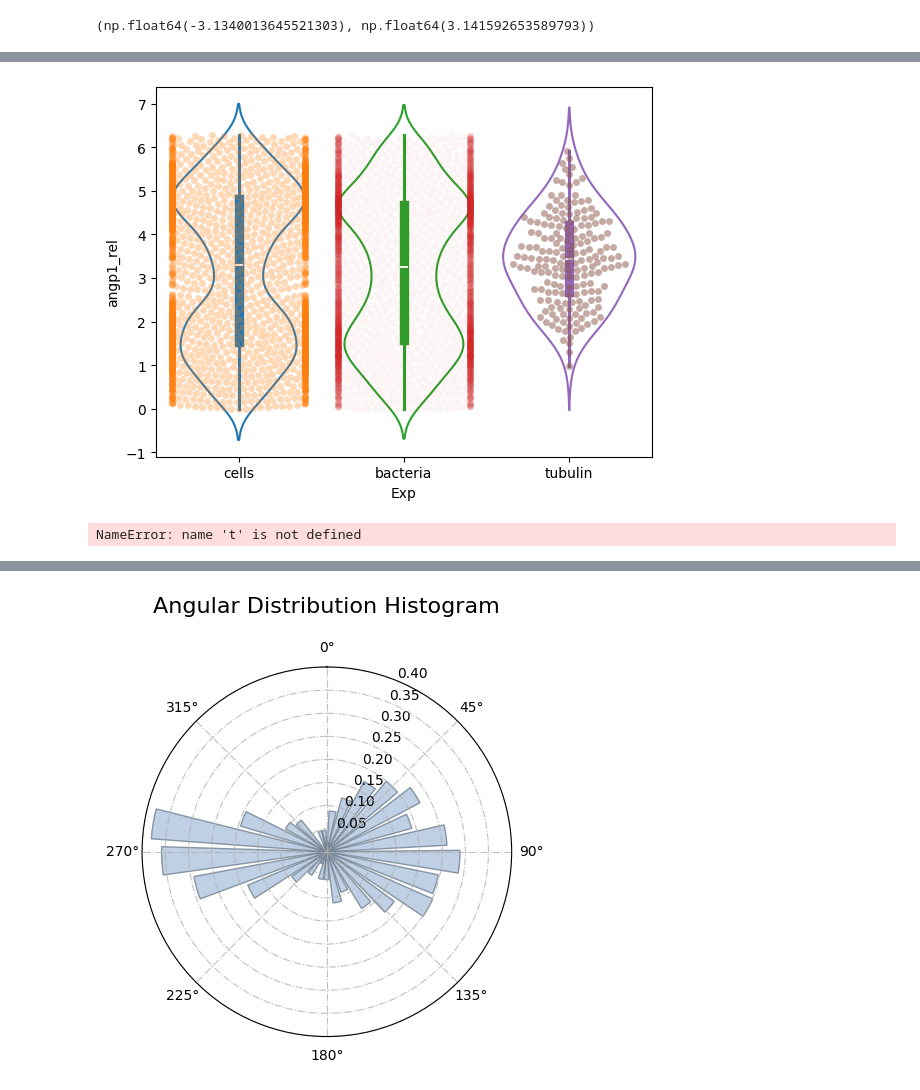
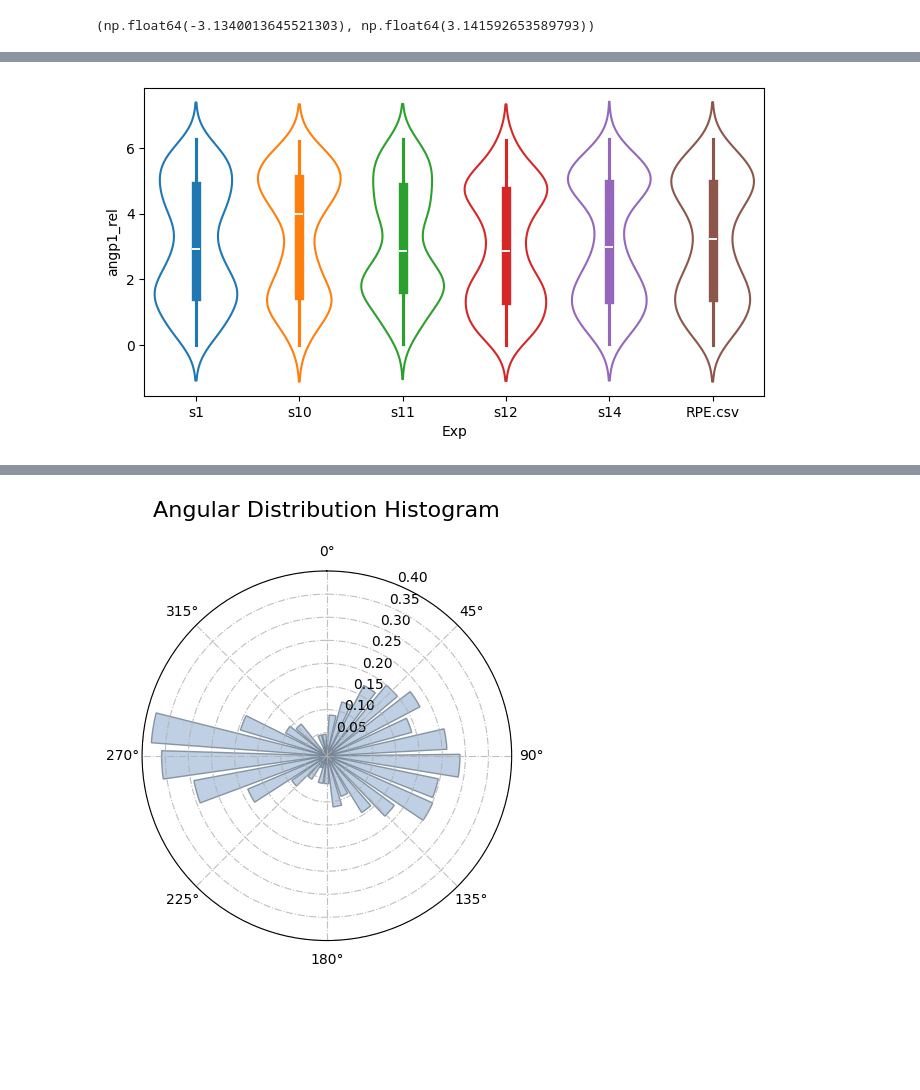
Before and after one commit to viciya/nematics, a Jupyter notebook: nematics/journals/pipeline_defect_pair_fusion_creation.ipynb, the cells around one changed output, grey strips where cells are left out. Cells and saved outputs as stored; diff of their text form; code cells hidden in the pictures; blank space fills up the shorter version.

```diff
--- a/nematics/journals/pipeline_defect_pair_fusion_creation.ipynb
+++ b/nematics/journals/pipeline_defect_pair_fusion_creation.ipynb
@@ -283,7 +290,7 @@ Output: None
 # output_csv = r"D:\C2C12 and RPE in 6 well\15min5x\_1\Nematics\output_RPE.csv"; dist_thres=25
 # output_csv = r"D:\C2C12 and RPE in 6 well\15min5x\_1\Nematics\output_Pos20.csv"; dist_thres=25
 # output_csv = r"C:\Users\victo\OneDrive - BGU\DATA\HT1080\HT1080_5x_5_min_24_well_media_DMSO_C3\_2\Nematics\output_Pos41_frame0_200_sigma7.csv"; dist_thres=7
-# output_csv = r"C:\Users\victo\OneDrive - BGU\DATA\Hacat\6Wells_5X_15min_CK666\_1\Nematics\output_Pos3.csv"; dist_thres=7
+# output_csv = r"C:\Users\victo\OneDrive - BGU\DATA\Hacat\6Wells_5X_15min_CK666\_1\Nematics\output_Pos3.csv"; dist_thres=11
 # output_csv = r"C:\Users\victo\OneDrive - BGU\Dov\output_HBEC_s23456.csv"; dist_thres=15
 # output_csv = r"C:\Users\victo\OneDrive - BGU\Dov\output_bacteria6_all.csv"; dist_thres=12
 # output_csv = r"C:\Users\victo\Downloads\Nematics\output_ecoli.csv"; dist_thres=10
@@ -293,9 +300,11 @@ Output: None
 # output_csv = r"C:\Users\victo\Downloads\Yuv_Numeric\Nematics\output_FRAMES_00_frame0_-1_sigma4.csv"; dist_thres=4  #Pos30 "#Pos38"
 # output_csv = r"C:\Users\victo\Downloads\Nematics\output_tubulin_frame1_-1_sigma21_step3 - BST.csv"; dist_thres=15
 # output_csv = r"C:\Users\victo\Downloads\SB_lab\BEER_DATA\real ccw\Nematics\output_2_frame0_-1_sigma12_step1.csv"; dist_thres=12
-output_csv = r"C:\Users\victo\OneDrive - BGU\DATA\Hacat\6Wells_5X_15min_Switch to Media without Calcium and Serum\Nematics\output_Pos26_frame100_190_sigma7_step1.csv"; dist_thres=11
+# output_csv = r"C:\Users\victo\OneDrive - BGU\DATA\Hacat\6Wells_5X_15min_Switch to Media without Calcium and Serum\Nematics\output_Pos26_frame100_190_sigma7_step1.csv"; dist_thres=11
+# output_csv = r"C:\Users\victo\My Drive\Curie\Trinish\Nematics\output_RPE.csv"; dist_thres=21
 
-params = {"ori_sigma": 11, "search_range": 35, "memory": 3, "dist_threshold": dist_thres, "first_image": 0, "last_image": -1, "step": 1}
+
+# params = {"ori_sigma": 11, "search_range": 35, "memory": 3, "dist_threshold": dist_thres, "first_image": 0, "last_image": -1, "step": 1}
 
 
 
@@ -307,7 +316,7 @@ all_pairs_df[num_cols] = all_pairs_df[num_cols].astype('float32')
 
 show = False
 win = 1
-track_len = 3
+track_len = 5
 
 all_pairs_df.fuse_up = all_pairs_df.fuse_up.astype("bool")
 all_pairs_df_ = all_pairs_df.groupby(['plus_id','min_id']).filter(lambda x: len(x)>track_len).copy()
@@ -537,6 +546,7 @@ output_csvs = [
     r"C:\Users\victo\OneDrive - BGU\Dov\output_bacteria6_all.csv", # +++++++++++++++++++
     r"C:\Users\victo\Downloads\Nematics\output_tubulin_frame1_-1_sigma21_step3 - BST.csv", #++++++++
 
+    # r"C:\Users\victo\OneDrive - BGU\Dov\cellPairs_14_15_19.csv"
     # r"C:\Users\victo\OneDrive - BGU\DATA\Hacat\6 Wells _5x_15min\_1\Nematics\output_Pos9.csv",
     # r"D:\C2C12 and RPE in 6 well\15min5x\_1\Nematics\output_C2C12.csv",
     # r"E:\C2C12 and RPE in 6 well\15min5x\_1\Nematics\output_RPE.csv",
@@ -558,19 +568,21 @@ output_csvs = [
     # r"C:\Users\victo\Downloads\frames_from_video\Nematics\output_reverse_5_elong_4_frame0_-1_sigma7_step1.csv",
 ]
 
-output_csvs = glob.glob(r"C:\Users\victo\OneDrive - BGU\DATA\Hacat\6Wells_5X_15min_CK666\_1\Nematics\output_*.csv")
+# output_csvs = glob.glob(r"C:\Users\victo\OneDrive - BGU\DATA\Hacat\6Wells_5X_15min_CK666\_1\Nematics\output_*.csv")
+output_csvs = glob.glob(r"C:\Users\victo\My Drive\Curie\Trinish\Nematics\*output_*.csv")
+output_csvs = natsorted(output_csvs, key=lambda y: y.lower())
 
 means = []
 stds = []
 labels = []
 track_len = 5
 
-FUSION = False #True False
+FUSION = True #True False
 
 # fig, (ax1,ax2) = plt.subplots(1,2, figsize=(6, 4))
 fig, ax1 = plt.subplots(1,1, figsize=(4, 4))
 # for d, sigma, output_csv in zip([.7,.7,3.,3], [21, 12, 21], output_csvs):
-for d, sigma, output_csv in zip([.7,.7,.7,.7,.7], [7, 7, 7, 7, 7], output_csvs[:3]):
+for d, sigma, output_csv in zip([.7]*len(output_csvs), [7]*len(output_csvs), output_csvs[:]):
     all_pairs_df = pd.read_csv(output_csv).dropna(subset=["min_id","creation"]).dropna(subset=["min_id","creation"])
     all_pairs_df.fuse_up = all_pairs_df.fuse_up.astype("bool")
     all_pairs_df_ = all_pairs_df.groupby(['plus_id','min_id']).filter(lambda x: len(x)>track_len).copy()
@@ -596,7 +608,7 @@ for d, sigma, output_csv in zip([.7,.7,.7,.7,.7], [7, 7, 7, 7, 7], output_csvs[:
 
     # data1 = expand_3fold_angles(df, col_value="angp1_rel", col_condition="angp1_rel")
     time_fuse, time_cr = [-20, 20]
-    time_condition = ((df.track_frame>time_fuse) & (df.track_frame<2)) if FUSION else ((df.track_frame<time_cr) & (df.track_frame>2))
+    time_condition = ((df.track_frame>time_fuse) & (df.track_frame<.1)) if FUSION else ((df.track_frame<time_cr) & (df.track_frame>.1))
     data = df.angp1_rel[(time_condition & (df.distance<dist))] #[(df.distance<dist)]#
 
     fname = Path(output_csv).name.split(".")[0]
@@ -605,7 +617,7 @@ for d, sigma, output_csv in zip([.7,.7,.7,.7,.7], [7, 7, 7, 7, 7], output_csvs[:
 
     data.hist(bins=19, alpha=.3, rwidth=.85, density=True)   #for FUSION bins=16
     ax1 = sns.kdeplot(data,
-                      bw_adjust=1.5, fill=True, #alpha=.8,
+                      bw_adjust=1.0, fill=True, #alpha=.8,
                       label=fname + " | " + res
                       )
     means.append(data)
@@ -681,24 +697,23 @@ Text(0, 0.5, '$\\varphi^{+/-}$')
 # %%
 # fig, axs = plt.subplots(3,1)
 # for name,bw,alpha,m, ax in zip(['cells','bacteria','tubulin'], [.2,.2,.5],[.3,.05,.5], means, axs):
 
-fig, ax = plt.subplots(1,1)#, figsize=(4,4))
-for name,bw,alpha,m in zip(['cells','bacteria','tubulin'], [.2,.2,.5],[.3,.05,.5], means):
+fig, ax = plt.subplots(1,1, figsize=(8,4))
+# for name,bw,alpha,m in zip(['cells','bacteria','tubulin'], [.2,.2,.2],[.5,.5,.5], means):
+for i,m in enumerate(means):
+    name=output_csvs[i].split("\\")[-1].split("_")[1]
+    alpha = .6
 
     m = m.reset_index()
     m['Exp'] = name
-    sns.violinplot(data=m, x='Exp', y='angp1_rel', bw=bw, fill=False, inner="box", ax=ax) #, color="0.9", fill=False,  bw=bw, alpha=.6)#, split=True
+    sns.violinplot(data=m, x='Exp', y='angp1_rel', bw=.3,  fill=False, inner="box", ax=ax) #,color="0.9", fill=False,  bw=bw, alpha=.6)#, split=True
     # sns.stripplot(x='Exp', y='angp1_rel', data=m, jitter=True, zorder=1, alpha=.3, ax=ax)
-    sns.swarmplot(x='Exp', y='angp1_rel', data=m, alpha=alpha,  marker="o", ax=ax)
+    # sns.swarmplot(x='Exp', y='angp1_rel', data=m, alpha=alpha,  marker="o", ax=ax)
 
 # plt.ylim([0, 2*np.pi]) if FUSION else plt.ylim([-np.pi, np.pi])
-# fig.savefig(r"C:\Users\victo\OneDrive - BGU\BEER\DefectInter paper\Images\fuse_all_violinplot.svg")
+# fig.savefig(r"C:\Users\victo\OneDrive - BGU\BEER\DefectInter paper\Images\creation_all_violinplot CK666.svg")
 # %% [output]
-[figure, old version]
+[figure, new version]
-# %%
-t
-# %% [output]
-NameError: name 't' is not defined
 # %%
 fig, ax = plt.subplots(1,1, figsize=(3, 3))
 df_cr["angp1_rel"].abs().hist(ax=ax, bins=25,  color="red", alpha=.6, label="fusion",rwidth=.9, density=True)
```
Also changed, not shown: parts of 23 cells of this notebook, 11 other files.
